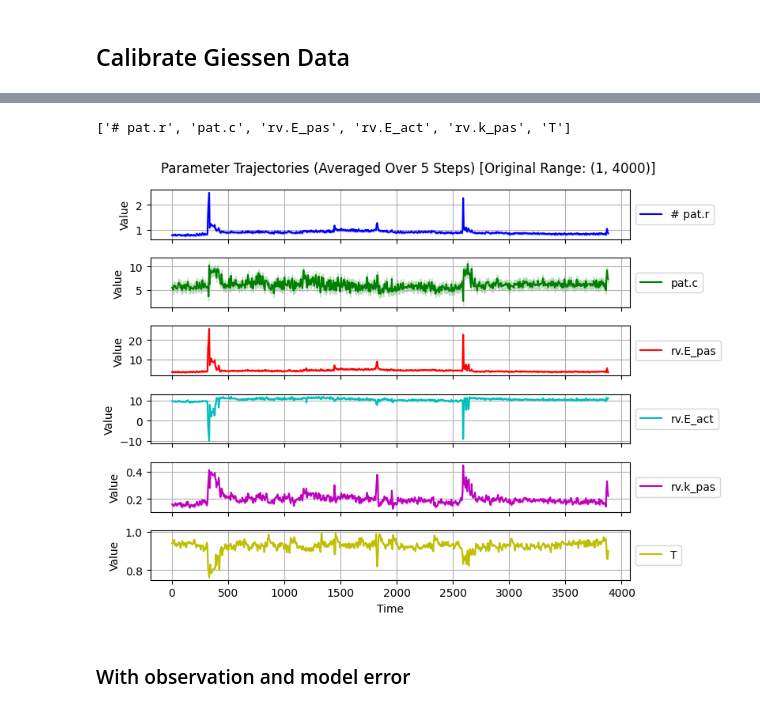
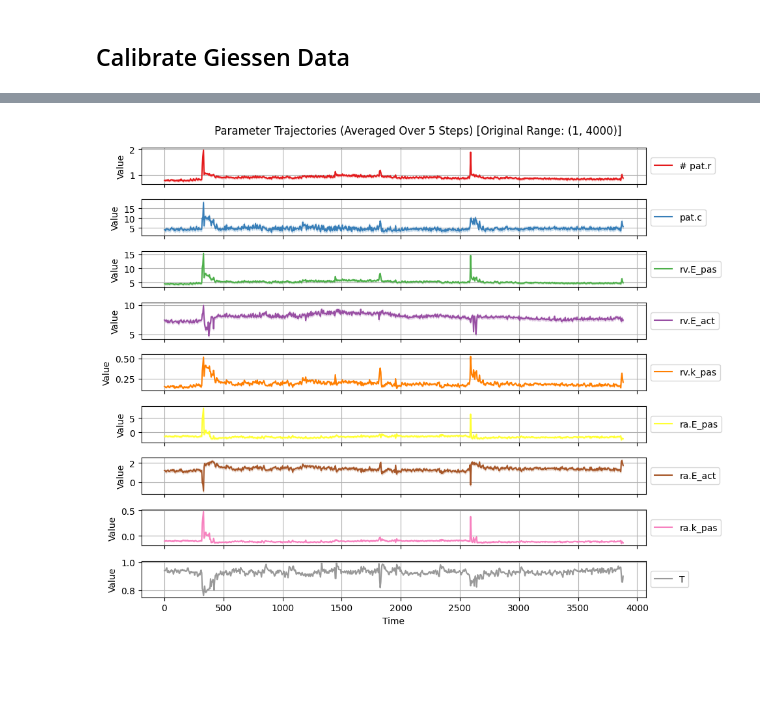
Before and after one commit to MaxBalmus/GiessenDataAnalysis, a Jupyter notebook: Tutorials/calibrate_giessen.ipynb, the cells around one changed output, grey strips where cells are left out. Saved outputs shown, nothing was run; the diff lists cells and outputs as text; code cells hidden in the pictures; blank space fills up the shorter version.

```diff
--- a/Tutorials/calibrate_giessen.ipynb
+++ b/Tutorials/calibrate_giessen.ipynb
@@ -11,10 +12,10 @@ pat_id = 'pat_4'
 output = pd.read_csv(f"../Data/Giessen/Night/{pat_id}_resampled.csv")
 
 # Import Emulator
-emulators = pd.read_pickle(f'../Emulators/linear_models_and_r2_scores_5000.csv')
+emulators = pd.read_pickle(f'../Emulators/linear_models_and_r2_scores_5000_9params.csv')
 
 # Prior data
-input_prior = pd.read_csv('../Data/Priors/input_5000_6params.csv')
+input_prior = pd.read_csv('../Data/Priors/input_5000_9params.csv')
 
 # Define the observation data
 output_keys_df = output.iloc[:, :101].columns.tolist()
@@ -174,37 +83,34 @@ posterior_variances_trimmed = posterior_variances_corrected[time_range[0]:time_r
 # Downsample the sliced data
 posterior_means_smooth = res_controller.downsample(posterior_means_trimmed)  # (new_length, p)
 posterior_variances_smooth = res_controller.downsample(np.sqrt(posterior_variances_trimmed))  # (new_length, p)
 
 
 # Generate new time indices based on downsampling
 T_smooth = np.arange(posterior_means_smooth.shape[0]) * window_size + time_range[0]
 
 # Colors for different parameters
-colors = ['b', 'g', 'r', 'c', 'm', 'y']
 param_names = bc.param_names
-print(param_names)
+colors = plt.cm.get_cmap('Set1', len(param_names)).colors
+
 # Plot each parameter on a separate subplot
-fig, axes = plt.subplots(6, 1, figsize=(8, 6), sharex=True)
+fig, axes = plt.subplots(len(param_names), 1, figsize=(10, 8), sharex=True)
 
 for i in range(len(param_names)):
     mean = posterior_means_smooth[:, i]  # Smoothed mean
     std_dev = posterior_variances_smooth[:, i]  # Smoothed standard deviation
 
     axes[i].plot(T_smooth, mean, color=colors[i], label=param_names[i])
     axes[i].fill_between(T_smooth, mean - 2 * std_dev, mean + 2 * std_dev, color=colors[i], alpha=0.2)
 
     axes[i].set_ylabel('Value')
     axes[i].legend(loc='center left', bbox_to_anchor=(1.0, 0.5))
     axes[i].grid()
 
 axes[-1].set_xlabel('Time')
 fig.suptitle(f'Parameter Trajectories (Averaged Over {window_size} Steps) [Original Range: {time_range}]')
 
 plt.tight_layout()
 plt.subplots_adjust(right=0.85)  # Make space for legends on the right
 plt.show()
 # %% [output]
-['# pat.r', 'pat.c', 'rv.E_pas', 'rv.E_act', 'rv.k_pas', 'T']
-[figure, old version]
+[figure, new version]
-# %% [markdown]
-### With observation and model error
```
Also changed, not shown: parts of 7 cells of this notebook, 1 other file.
